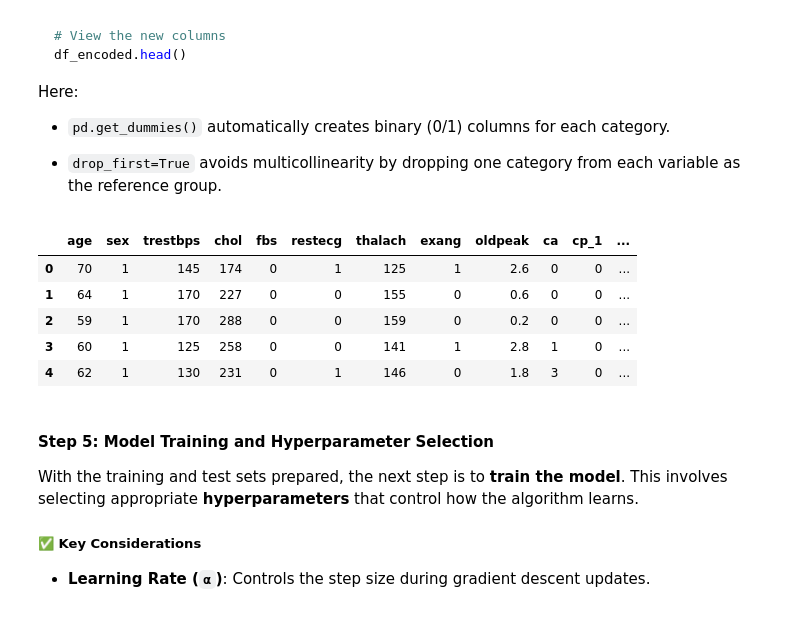
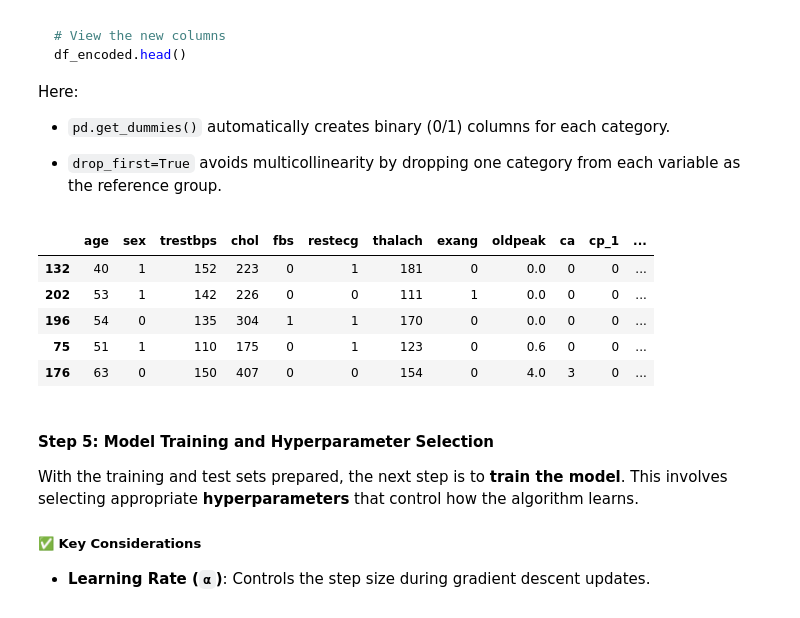
Before and after one commit to slangenhuizen-nu/stat362, a Jupyter notebook: student/HW1_binary.ipynb, the cells around one changed output. Cells and saved outputs as stored; diff of their text form; code cells hidden in the pictures.

```diff
--- a/student/HW1_binary.ipynb
+++ b/student/HW1_binary.ipynb
@@ -533,16 +533,35 @@ Here:
 - `pd.get_dummies()` automatically creates binary (0/1) columns for each category.
 
 - `drop_first=True` avoids multicollinearity by dropping one category from each variable as the reference group.
+# %%
+#split data
+X_train, X_test, y_train, y_test = train_test_split(X, y, test_size=0.2, random_state=42)
 # %%
-#encode entire X dataset
-X_encoded = pd.get_dummies(X, columns=['cp', 'thal', 'slope'], drop_first=True, dtype=int)
+#encode categoricals
+encoder = OneHotEncoder(handle_unknown="ignore", drop="first", dtype=int)
+encoder.fit(X_train[['cp', 'thal', 'slope']])
 
-X_encoded.head()
+#get transformed values
+X_train_encoded_df = pd.DataFrame(
+    encoder.transform(X_train[['cp', 'thal', 'slope']]).toarray(),
+    columns=encoder.get_feature_names_out(['cp', 'thal', 'slope']),
+    index=X_train.index)
+
+X_test_encoded_df = pd.DataFrame(
+    encoder.transform(X_test[['cp', 'thal', 'slope']]).toarray(),
+    columns=encoder.get_feature_names_out(['cp', 'thal', 'slope']),
+    index=X_test.index)
+
+#replace categorical values with binary
+X_train_encoded = pd.concat([X_train.drop(['cp', 'thal', 'slope'], axis=1), X_train_encoded_df], axis=1)
+X_test_encoded = pd.concat([X_test.drop(['cp', 'thal', 'slope'], axis=1), X_test_encoded_df], axis=1)
+
+X_train_encoded.head()
 # %% [output]
 |  | age | sex | trestbps | chol | fbs | restecg | thalach | exang | oldpeak | ca | cp_1 | ... |
-| 0 | 70 | 1 | 145 | 174 | 0 | 1 | 125 | 1 | 2.6 | 0 | 0 | ... |
-| 1 | 64 | 1 | 170 | 227 | 0 | 0 | 155 | 0 | 0.6 | 0 | 0 | ... |
-| 2 | 59 | 1 | 170 | 288 | 0 | 0 | 159 | 0 | 0.2 | 0 | 0 | ... |
-| 3 | 60 | 1 | 125 | 258 | 0 | 0 | 141 | 1 | 2.8 | 1 | 0 | ... |
-| 4 | 62 | 1 | 130 | 231 | 0 | 1 | 146 | 0 | 1.8 | 3 | 0 | ... |
+| 132 | 40 | 1 | 152 | 223 | 0 | 1 | 181 | 0 | 0.0 | 0 | 0 | ... |
+| 202 | 53 | 1 | 142 | 226 | 0 | 0 | 111 | 1 | 0.0 | 0 | 0 | ... |
+| 196 | 54 | 0 | 135 | 304 | 1 | 1 | 170 | 0 | 0.0 | 0 | 0 | ... |
+| 75 | 51 | 1 | 110 | 175 | 0 | 1 | 123 | 0 | 0.6 | 0 | 0 | ... |
+| 176 | 63 | 0 | 150 | 407 | 0 | 0 | 154 | 0 | 4.0 | 3 | 0 | ... |
 # %%
```
Also changed, not shown: parts of 16 cells of this notebook, 1 other file.
